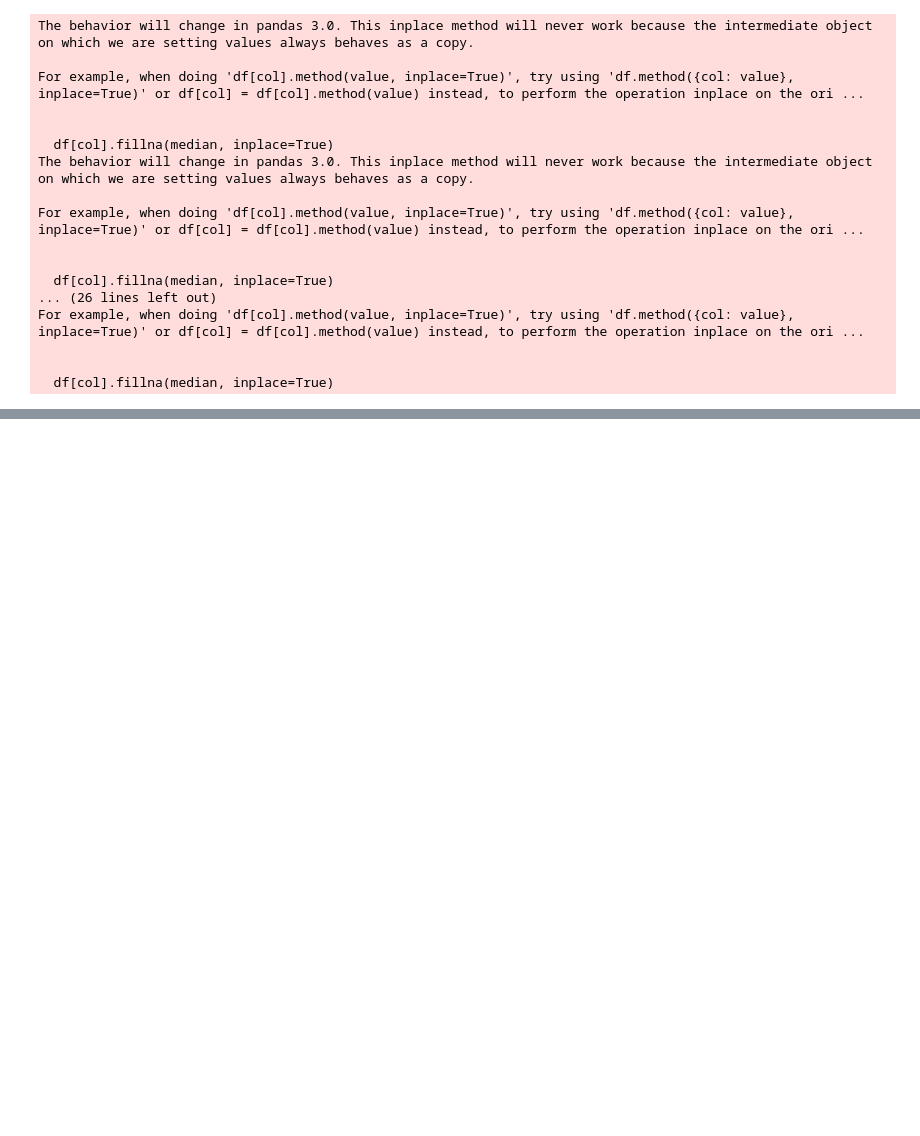
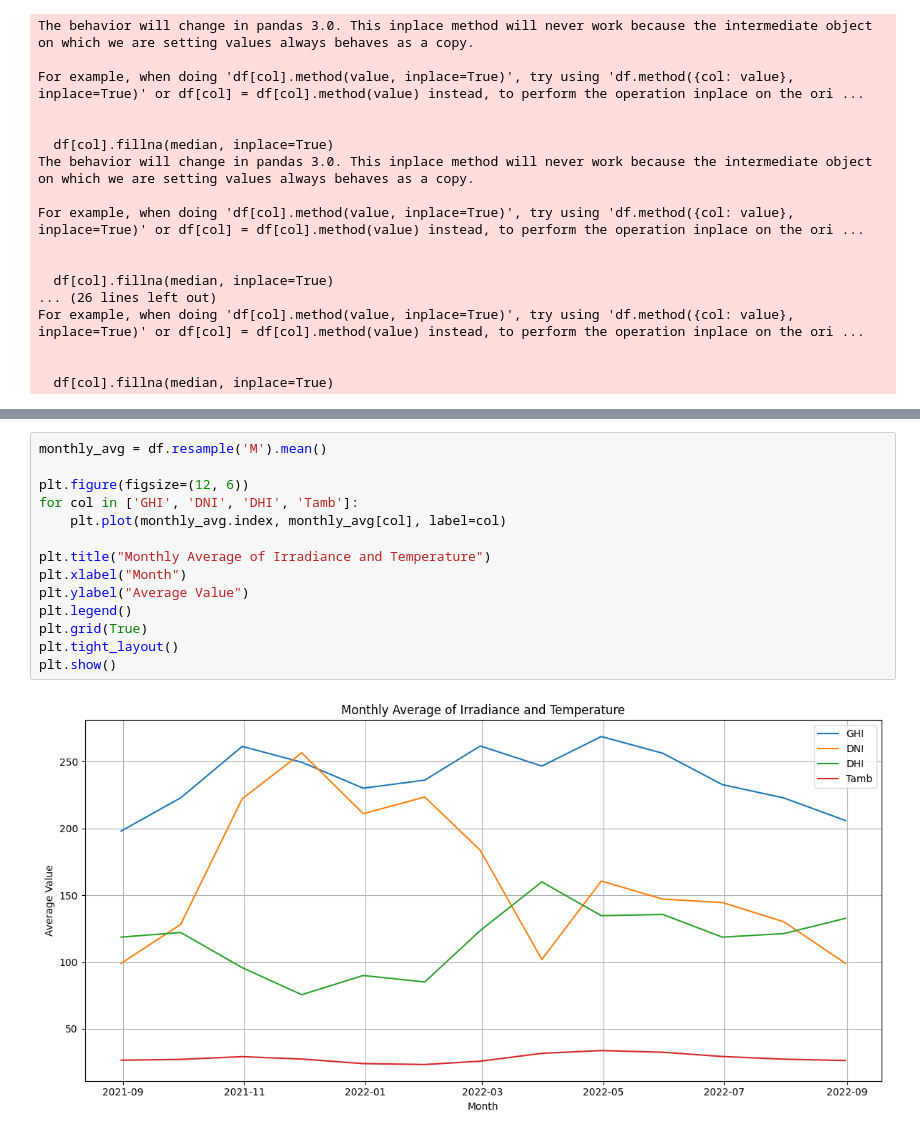
Before and after one commit to neureve/solar-challenge-week1, a Jupyter notebook: src/notebooks/benin_eda.ipynb, the cells around one changed output, grey strips where cells are left out. Cells and saved outputs as stored; diff of their text form; blank space fills up the shorter version.

```diff
--- a/src/notebooks/benin_eda.ipynb
+++ b/src/notebooks/benin_eda.ipynb
@@ -214,0 +246,16 @@ df.to_csv(f"data/{country}_clean.csv", index=False)
+# %%
+monthly_avg = df.resample('M').mean()
+
+plt.figure(figsize=(12, 6))
+for col in ['GHI', 'DNI', 'DHI', 'Tamb']:
+    plt.plot(monthly_avg.index, monthly_avg[col], label=col)
+
+plt.title("Monthly Average of Irradiance and Temperature")
+plt.xlabel("Month")
+plt.ylabel("Average Value")
+plt.legend()
+plt.grid(True)
+plt.tight_layout()
+plt.show()
+# %% [output]
+[figure, added]
```
Also changed, not shown: parts of 22 cells of this notebook.
